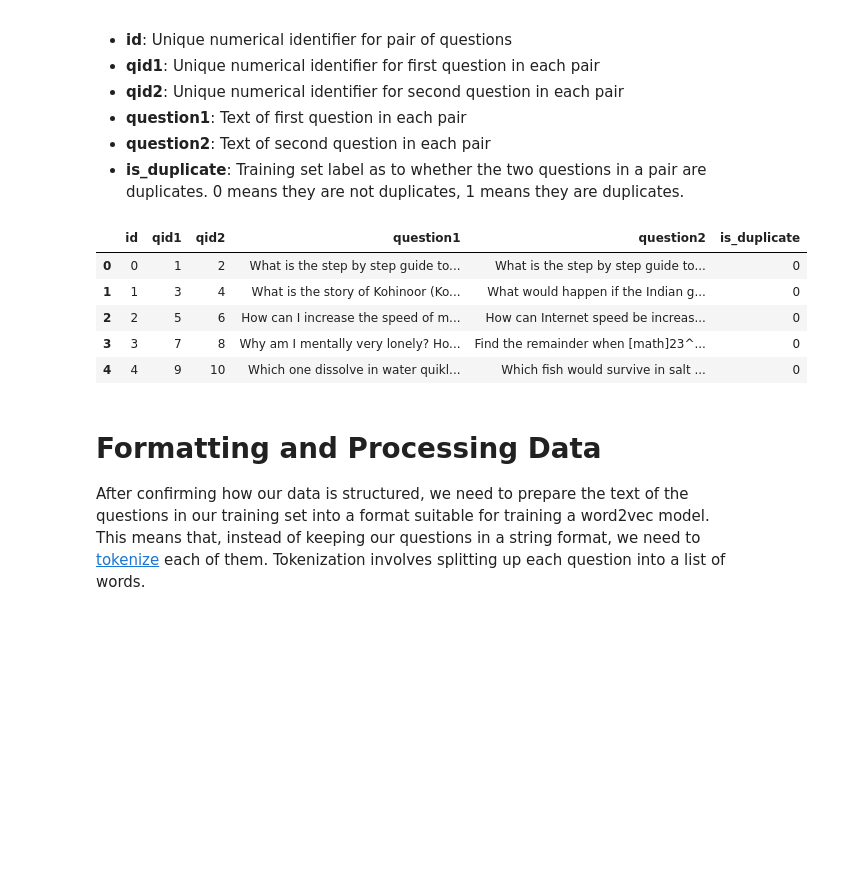
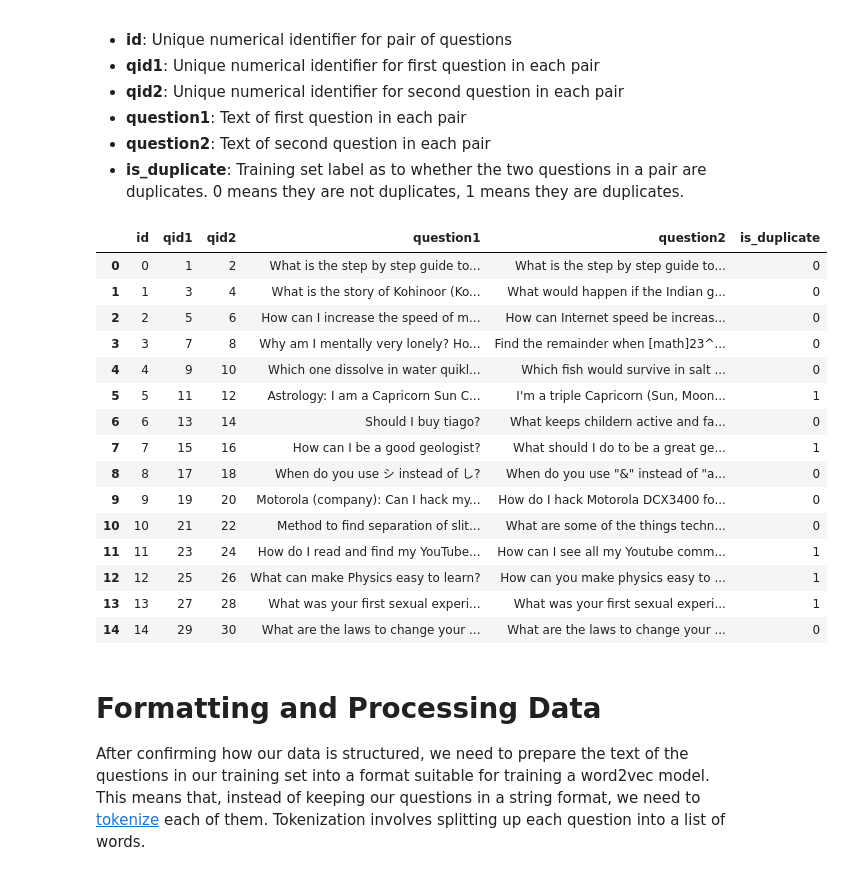
Before and after one commit to nmulani/quora-exploration, a Jupyter notebook: Data Exploration of Quora Questions Using Word2Vec and t-SNE.ipynb, the cells around one changed output. Drawn from its saved outputs; the diff is of its cells as text; code cells hidden in the pictures; blank space fills up the shorter version.

```diff
--- a/Data Exploration of Quora Questions Using Word2Vec and t-SNE.ipynb
+++ b/Data Exploration of Quora Questions Using Word2Vec and t-SNE.ipynb
@@ -45,15 +45,25 @@ Next, we will load and preview our dataset. We can see that our dataset includes
 # %%
 # Read in and show the first few examples from our training set
 q_train = pd.read_csv('train.csv')
 
-q_train.head()
+q_train[:15]
 # %% [output]
 |  | id | qid1 | qid2 | question1 | question2 | is_duplicate |
 | 0 | 0 | 1 | 2 | What is the step by step guide to... | What is the step by step guide to... | 0 |
 | 1 | 1 | 3 | 4 | What is the story of Kohinoor (Ko... | What would happen if the Indian g... | 0 |
 | 2 | 2 | 5 | 6 | How can I increase the speed of m... | How can Internet speed be increas... | 0 |
 | 3 | 3 | 7 | 8 | Why am I mentally very lonely? Ho... | Find the remainder when [math]23^... | 0 |
 | 4 | 4 | 9 | 10 | Which one dissolve in water quikl... | Which fish would survive in salt ... | 0 |
+| 5 | 5 | 11 | 12 | Astrology: I am a Capricorn Sun C... | I'm a triple Capricorn (Sun, Moon... | 1 |
+| 6 | 6 | 13 | 14 | Should I buy tiago? | What keeps childern active and fa... | 0 |
+| 7 | 7 | 15 | 16 | How can I be a good geologist? | What should I do to be a great ge... | 1 |
+| 8 | 8 | 17 | 18 | When do you use シ instead of し? | When do you use "&" instead of "a... | 0 |
+| 9 | 9 | 19 | 20 | Motorola (company): Can I hack my... | How do I hack Motorola DCX3400 fo... | 0 |
+| 10 | 10 | 21 | 22 | Method to find separation of slit... | What are some of the things techn... | 0 |
+| 11 | 11 | 23 | 24 | How do I read and find my YouTube... | How can I see all my Youtube comm... | 1 |
+| 12 | 12 | 25 | 26 | What can make Physics easy to learn? | How can you make physics easy to ... | 1 |
+| 13 | 13 | 27 | 28 | What was your first sexual experi... | What was your first sexual experi... | 1 |
+| 14 | 14 | 29 | 30 | What are the laws to change your ... | What are the laws to change your ... | 0 |
 # %% [markdown]
 
 # Formatting and Processing Data
```
Also changed, not shown: parts of 13 cells of this notebook, 3 other files.
